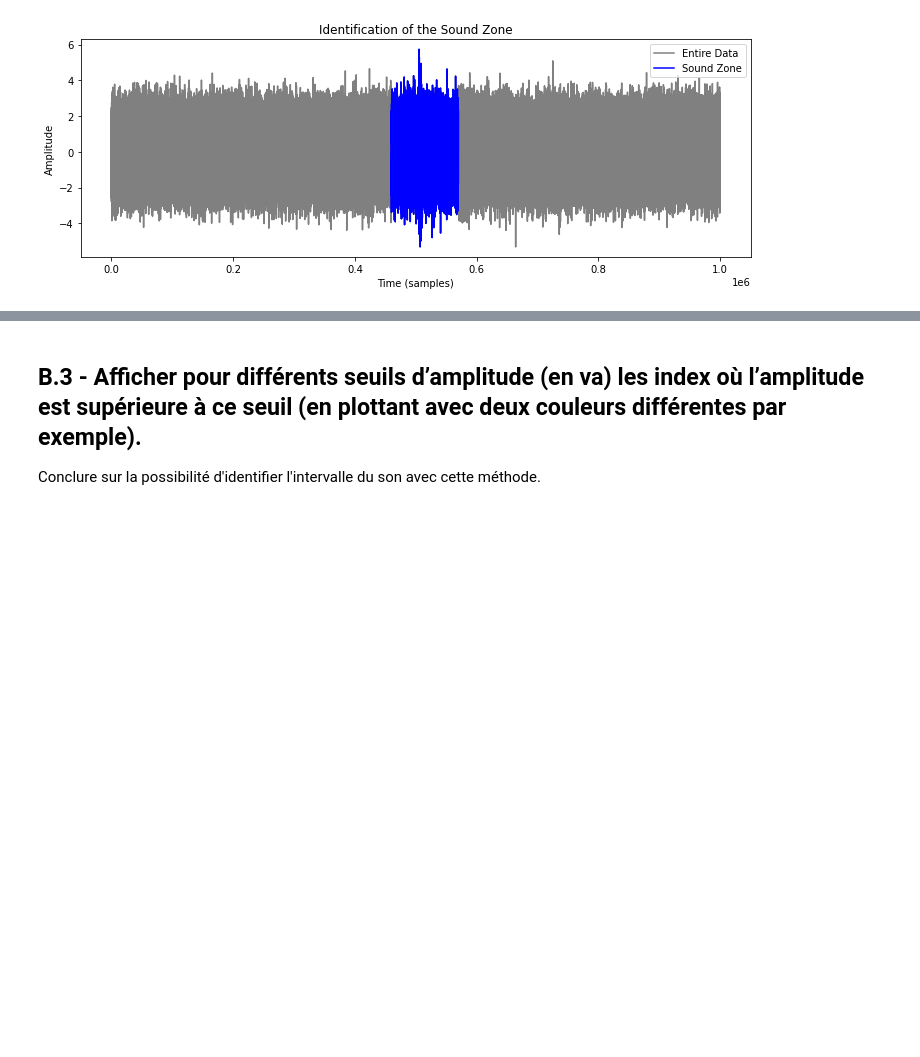
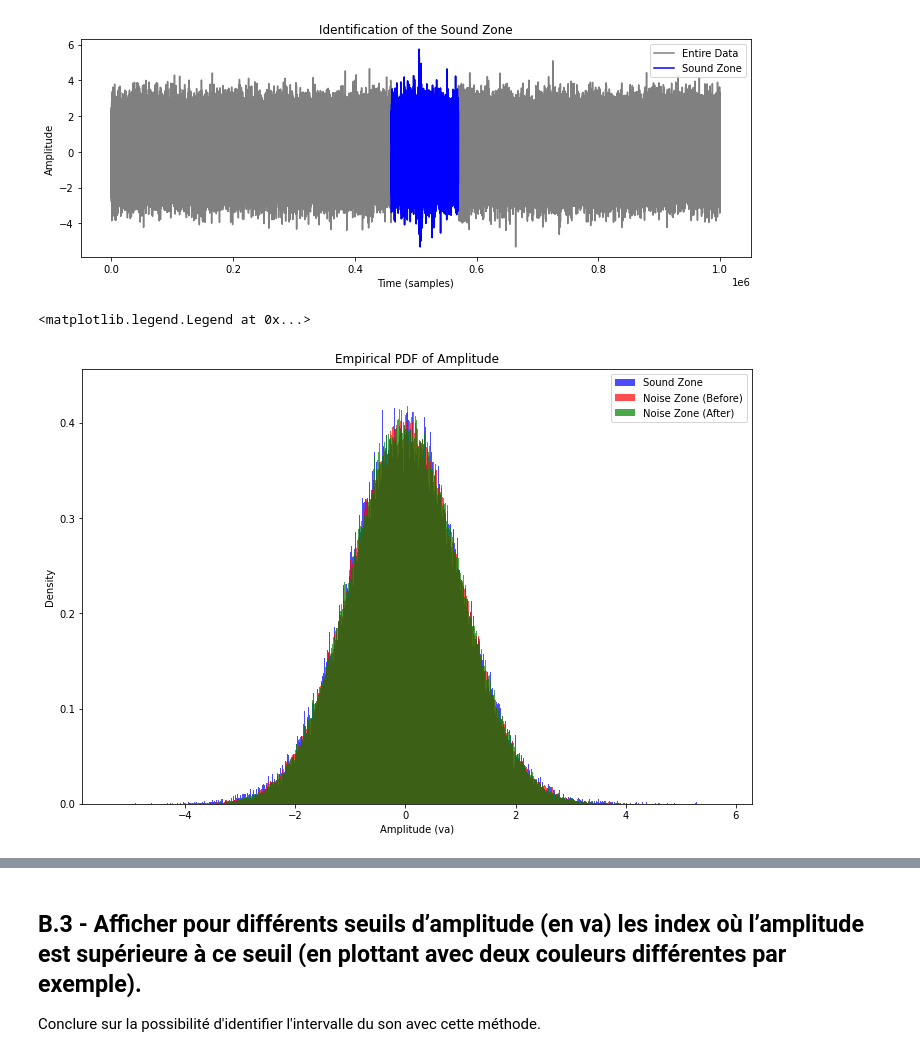
Before and after one commit to shahaf38/Stats-Tests_Hypotheses, a Jupyter notebook: Stats-Tests_Hypotheses.ipynb, the cells around one changed output, grey strips where cells are left out. Drawn from its saved outputs; the diff is of its cells as text; code cells hidden in the pictures; blank space fills up the shorter version.

```diff
--- a/Stats-Tests_Hypotheses.ipynb
+++ b/Stats-Tests_Hypotheses.ipynb
@@ -373,0 +375,23 @@ plt.show()
+# %%
+
+#Plot Empirical PDF and CDF:
+# Create a separate figure for PDF and CDF
+plt.figure(figsize=(12, 8))
+
+# Plot PDF for the sound zone
+plt.hist(sound_zone, bins=1000, density=True, alpha=0.7, color='blue', label='Sound Zone')
+
+# Plot PDF for the noise zones
+plt.hist(noise_zone_before, bins=1000, density=True, alpha=0.7, color='red', label='Noise Zone (Before)')
+plt.hist(noise_zon_after, bins=1000, density=True, alpha=0.7, color='green', label='Noise Zone (After)')
+
+# Set titles and labels for PDF
+plt.title('Empirical PDF of Amplitude')
+plt.xlabel('Amplitude (va)')
+plt.ylabel('Density')
+
+# Display the legend for PDF
+plt.legend()
+# %% [output]
+<matplotlib.legend.Legend at 0x...>
+[figure, added]
```
Also changed, not shown: parts of 4 cells of this notebook.
